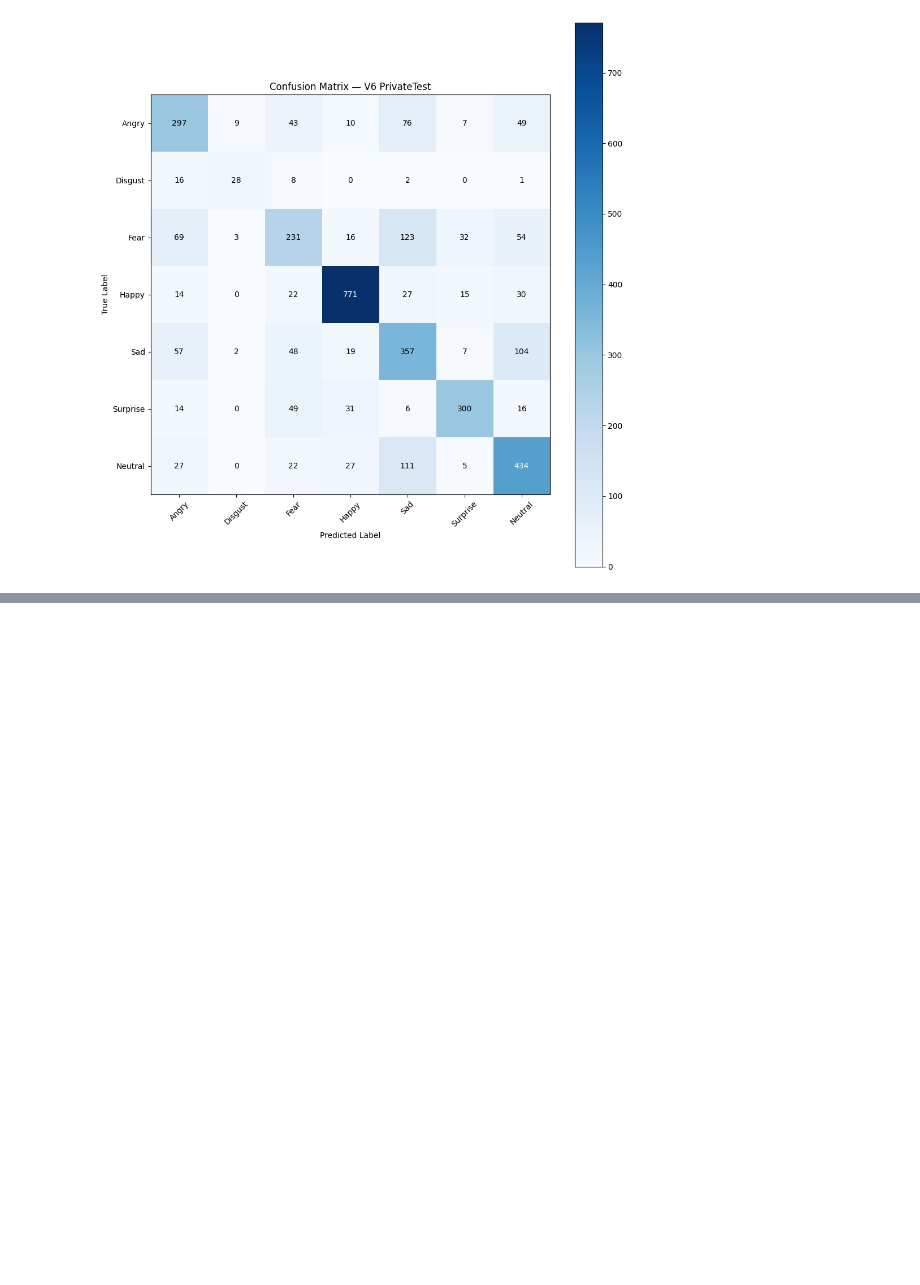
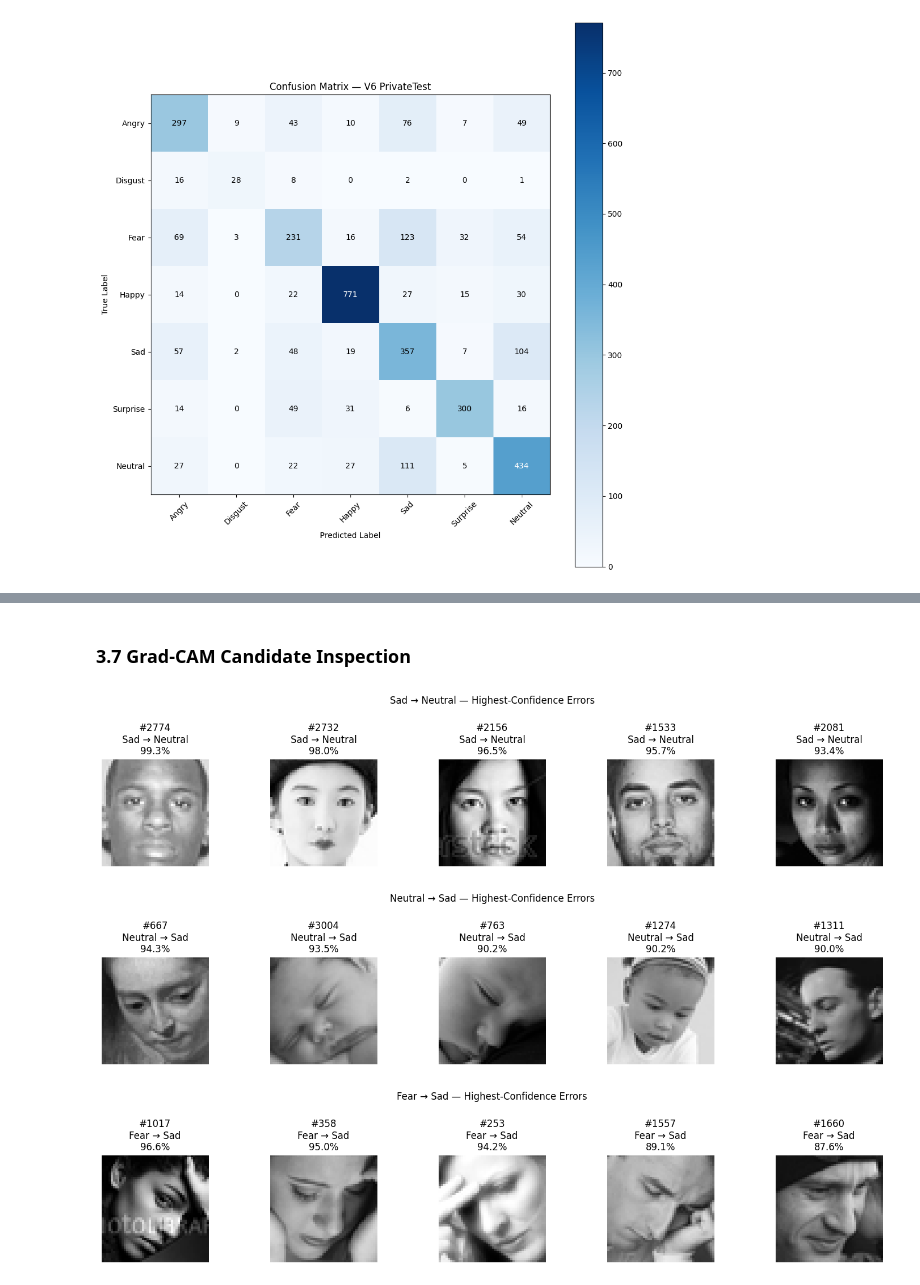
Before and after one commit to qingya012/cnn-emotion-gradcam, a Jupyter notebook: notebooks/explore.ipynb, the cells around one changed output, grey strips where cells are left out. Drawn from its saved outputs; the diff is of its cells as text; code cells hidden in the pictures; blank space fills up the shorter version.

```diff
--- a/notebooks/explore.ipynb
+++ b/notebooks/explore.ipynb
@@ -516,0 +795,48 @@ plt.show()
+# %% [markdown]
+### 3.7 Grad-CAM Candidate Inspection
+# %%
+inspection_directions = [
+    ("Sad", "Neutral"),
+    ("Neutral", "Sad"),
+    ("Fear", "Sad"),
+]
+gradcam_inspection_candidates = {}
+
+for true_class, predicted_class in inspection_directions:
+    pair_name = f"{true_class} → {predicted_class}"
+    candidates = (
+        confidence_analysis[
+            (confidence_analysis["True Class"] == true_class)
+            & (confidence_analysis["Predicted Class"] == predicted_class)
+        ]
+        .sort_values("Confidence", ascending=False)
+        .head(5)
+    )
+    gradcam_inspection_candidates[pair_name] = candidates
+
+    if candidates.empty:
+        print(f"No candidates found for {pair_name}.")
+        continue
+
+    figure, axes = plt.subplots(1, len(candidates), figsize=(15, 3))
+    if len(candidates) == 1:
+        axes = [axes]
+
+    for axis, (_, candidate) in zip(axes, candidates.iterrows()):
+        dataset_index = int(candidate["Index"])
+        image, _ = private_test_dataset[dataset_index]
+        axis.imshow(image.squeeze(), cmap="gray", vmin=0, vmax=1)
+        axis.set_title(
+            f"#{dataset_index}\n"
+            f"{candidate['True Class']} → {candidate['Predicted Class']}\n"
+            f"{candidate['Confidence']:.1%}"
+        )
+        axis.axis("off")
+
+    figure.suptitle(f"{pair_name} — Highest-Confidence Errors", y=1.05)
+    figure.tight_layout()
+    plt.show()
+# %% [output]
+[figure, added]
+[figure, added]
+[figure, added]
```
Also changed, not shown: parts of 25 cells of this notebook, 1 other file.
